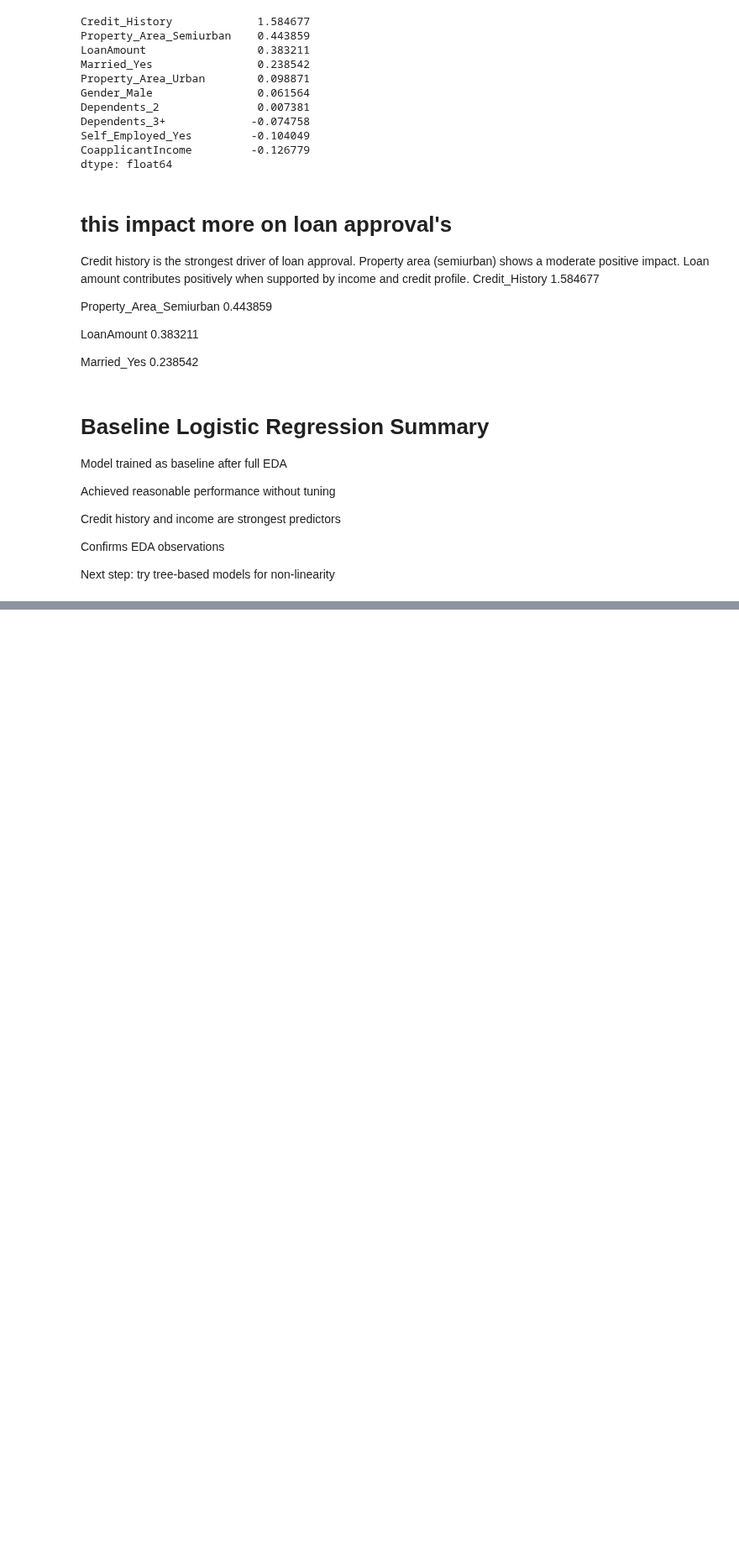
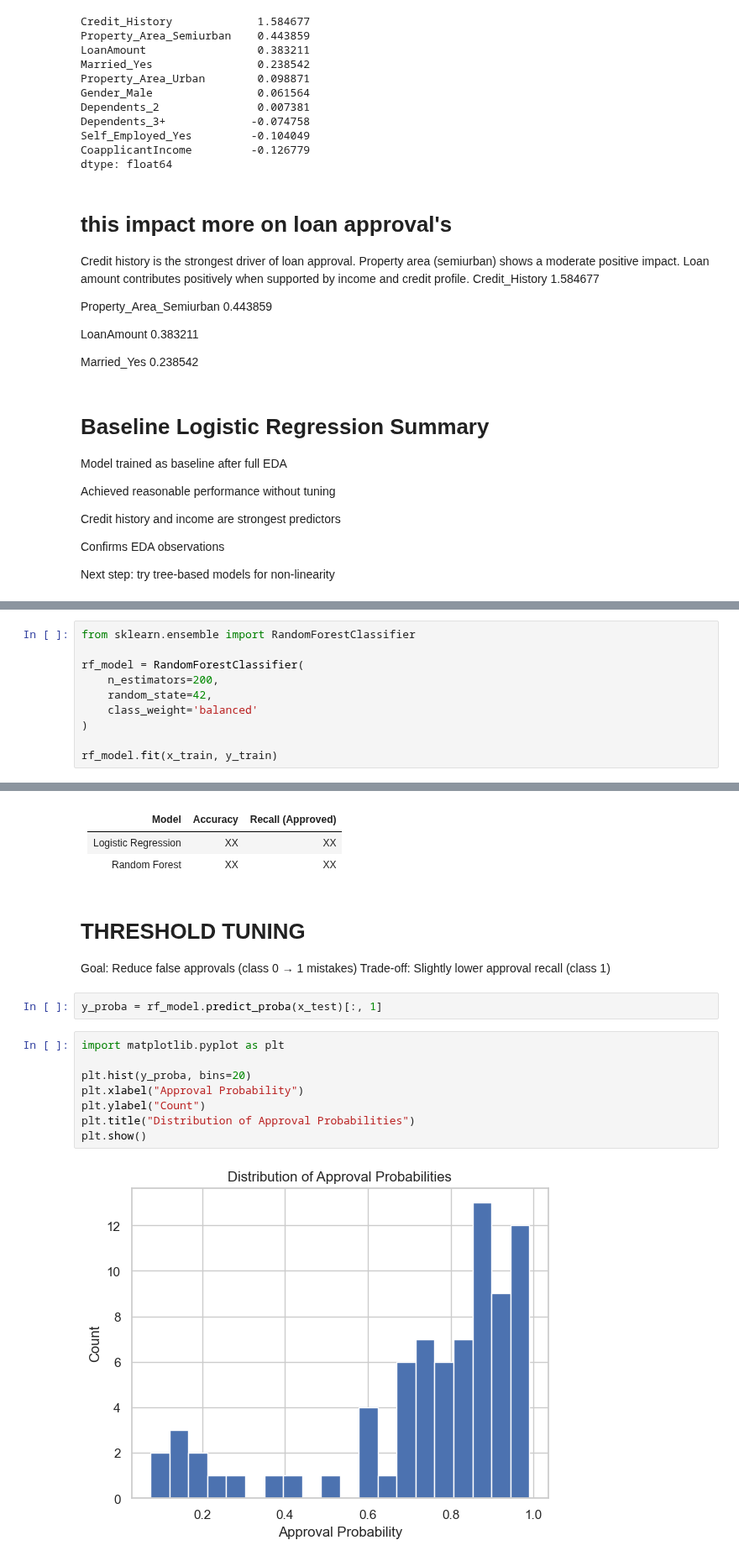
Before and after one commit to adarsh005599/Python-Library-Data-Analysis-ML, a Jupyter notebook: Projects/Loan Prediction/Loan_prediction.ipynb, the cells around one changed output, grey strips where cells are left out. Shown at 84% size. Drawn from its saved outputs; the diff is of its cells as text; blank space fills up the shorter version.

```diff
--- a/Projects/Loan Prediction/Loan_prediction.ipynb
+++ b/Projects/Loan Prediction/Loan_prediction.ipynb
@@ -355,0 +370,10 @@ Next step: try tree-based models for non-linearity
+# %%
+from sklearn.ensemble import RandomForestClassifier
+
+rf_model = RandomForestClassifier(
+    n_estimators=200,
+    random_state=42,
+    class_weight='balanced'
+)
+
+rf_model.fit(x_train, y_train)
@@ -355,0 +428,22 @@ Next step: try tree-based models for non-linearity
+# %% [markdown]
+| Model | Accuracy | Recall (Approved) |
+|------|---------|-------------------|
+| Logistic Regression | XX | XX |
+| Random Forest | XX | XX |
+# %% [markdown]
+# THRESHOLD TUNING
+
+ Goal: Reduce false approvals (class 0 → 1 mistakes)
+Trade-off: Slightly lower approval recall (class 1)
+# %%
+y_proba = rf_model.predict_proba(x_test)[:, 1]
+# %%
+import matplotlib.pyplot as plt
+
+plt.hist(y_proba, bins=20)
+plt.xlabel("Approval Probability")
+plt.ylabel("Count")
+plt.title("Distribution of Approval Probabilities")
+plt.show()
+# %% [output]
+[figure, added]
```
Also changed, not shown: parts of 17 cells of this notebook, 2 other files.
